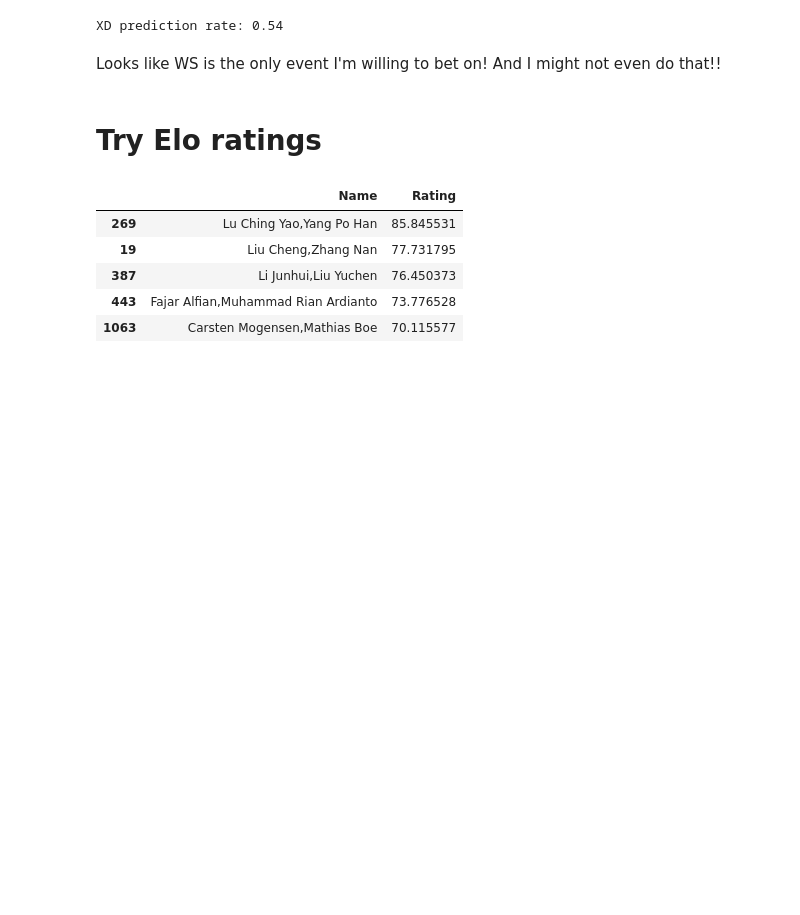
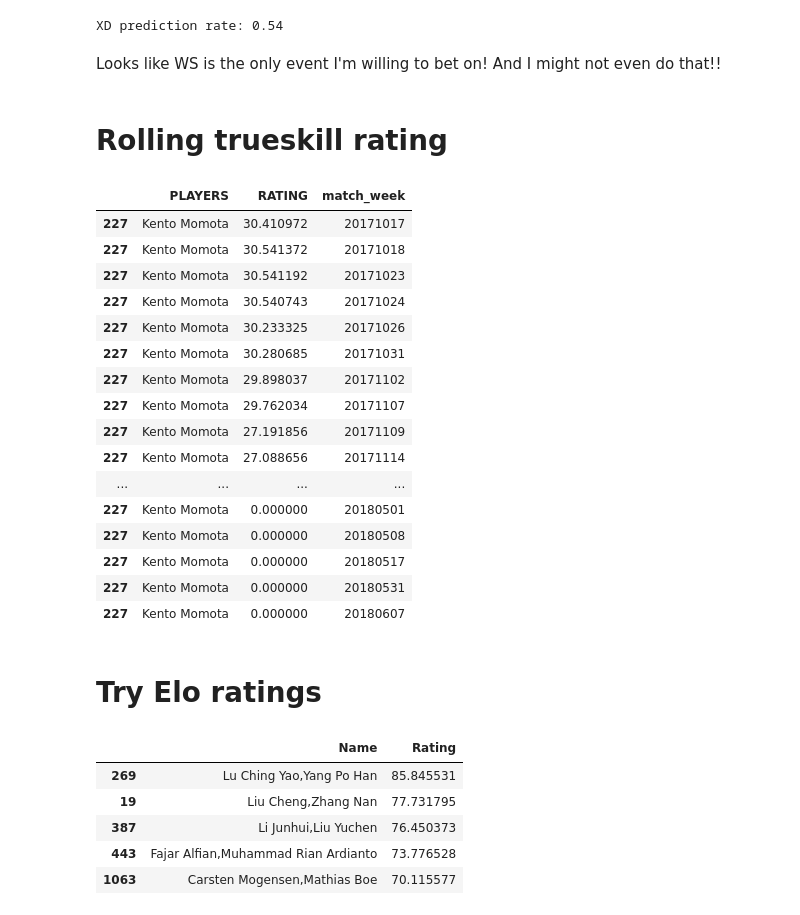
Before and after one commit to Zhuaggy/Badalytics, a Jupyter notebook: jnotebooks/Extracting head to head stats.ipynb, the cells around one changed output. Drawn from its saved outputs; the diff is of its cells as text; code cells hidden in the pictures; blank space fills up the shorter version.

```diff
--- a/jnotebooks/Extracting head to head stats.ipynb
+++ b/jnotebooks/Extracting head to head stats.ipynb
@@ -213,3 +224,23 @@ WD prediction rate: 0.6
 XD prediction rate: 0.54
 # %% [markdown]
 Looks like WS is the only event I'm willing to bet on! And I might not even do that!!
+# %% [markdown]
+# Rolling trueskill rating
+# %%
+
+
+event_dict = {}
+event_df = df[df['EVENT'] == 'MS'].sort_values(by='match_week')
+event_df['WINNER'] = event_df['PLAYERS'].apply(lambda x: split_players(x,0,'s'))
+event_df['LOSER'] = event_df['PLAYERS'].apply(lambda x: split_players(x,1,'s'))
+# %%
+weeks_use = list(event_df[event_df['match_week'] > 20170926]['match_week'].unique())
+# %%
+df_rank = pd.DataFrame()
+for day in weeks_use:
+    temp_df = event_df[event_df['match_week'] <= day]
+    event_dict = create_TS_event_dict(event_df)
+    event_dict = update_TS_ratings(temp_df, event_dict)
+    df_rank_temp = get_rankings(event_dict)
+    df_rank_temp['match_week'] = [day]*len(df_rank_temp)
+    df_rank = df_rank.append(df_rank_temp)
@@ -216,3 +249,23 @@ Looks like WS is the only event I'm willing to bet on! And I might not even do t
+# %%
+df_rank[df_rank['PLAYERS'] == 'Kento Momota']
+# %% [output]
+|  | PLAYERS | RATING | match_week |
+| 227 | Kento Momota | 30.410972 | 20171017 |
+| 227 | Kento Momota | 30.541372 | 20171018 |
+| 227 | Kento Momota | 30.541192 | 20171023 |
+| 227 | Kento Momota | 30.540743 | 20171024 |
+| 227 | Kento Momota | 30.233325 | 20171026 |
+| 227 | Kento Momota | 30.280685 | 20171031 |
+| 227 | Kento Momota | 29.898037 | 20171102 |
+| 227 | Kento Momota | 29.762034 | 20171107 |
+| 227 | Kento Momota | 27.191856 | 20171109 |
+| 227 | Kento Momota | 27.088656 | 20171114 |
+| ... | ... | ... | ... |
+| 227 | Kento Momota | 0.000000 | 20180501 |
+| 227 | Kento Momota | 0.000000 | 20180508 |
+| 227 | Kento Momota | 0.000000 | 20180517 |
+| 227 | Kento Momota | 0.000000 | 20180531 |
+| 227 | Kento Momota | 0.000000 | 20180607 |
 # %% [markdown]
 # Try Elo ratings
 # %%
```
Also changed, not shown: parts of 4 cells of this notebook, 8 other files.
